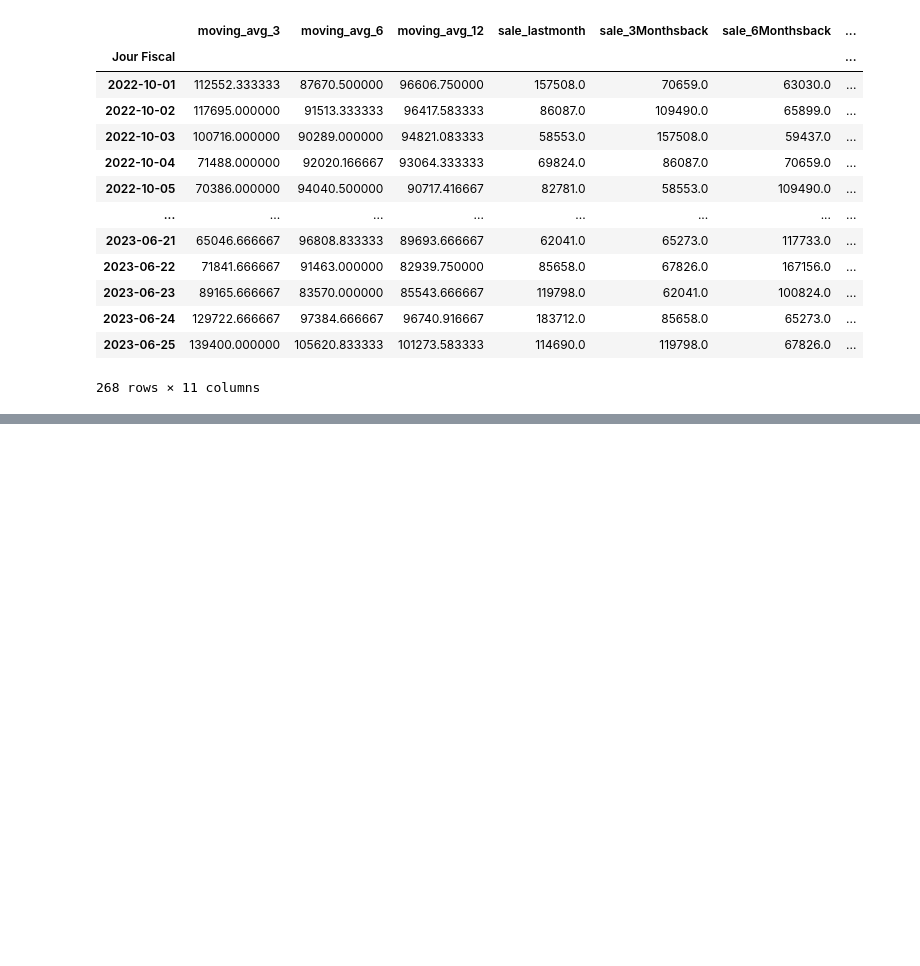
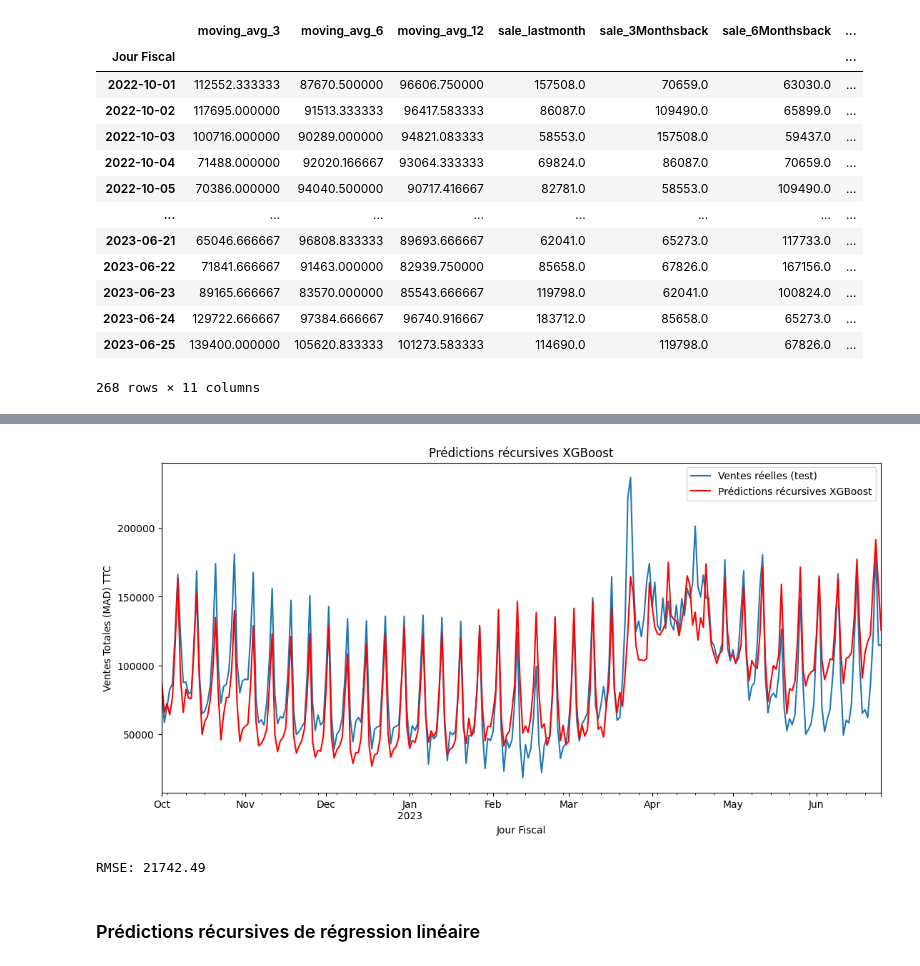
Before and after one commit to hafsaAit/Machine-learning-models, a Jupyter notebook: Models_Machine_learning.ipynb, the cells around one changed output, grey strips where cells are left out. Cells and saved outputs as stored; diff of their text form; code cells hidden in the pictures; blank space fills up the shorter version.

```diff
--- a/Models_Machine_learning.ipynb
+++ b/Models_Machine_learning.ipynb
@@ -319,0 +357,39 @@ plt.show()
+# %%
+
+# Créer et entraîner le modèle XGBoost
+xgb_model = xgb.XGBRegressor(objective='reg:squarederror', seed=42)
+xgb_model.fit(X_train, y_train)
+# %%
+forecaster_xgb = ForecasterAutoreg(regressor=xgb_model, lags=365)
+
+
+forecaster_xgb.fit(y=y_train)
+# %%
+
+# Prédictions récursives multi-étapes
+steps = len(y_test)
+xgb_recursive_predictions = forecaster_xgb.predict(steps=steps)
+# %%
+plt.figure(figsize=(13, 6))
+y_test.plot(label='Ventes réelles (test)')
+xgb_recursive_predictions.plot(label='Prédictions récursives XGBoost', color='red')
+
+plt.xlabel('Jour Fiscal')
+plt.ylabel('Ventes Totales (MAD) TTC')
+plt.title('Prédictions récursives XGBoost')
+plt.legend()
+plt.show()
+# %% [output]
+[figure, added]
+# %%
+# @title RMSE
+
+mse_xgb = mean_squared_error(y_true=y_test, y_pred=xgb_recursive_predictions)
+rmse_xgb = sqrt(mse_xgb)
+rmse_rounded = round(rmse_xgb, 2)
+
+print(f"RMSE: {rmse_rounded}")
+# %% [output]
+RMSE: 21742.49
+# %% [markdown]
+### Prédictions récursives de régression linéaire
```
Also changed, not shown: parts of 13 cells of this notebook.
